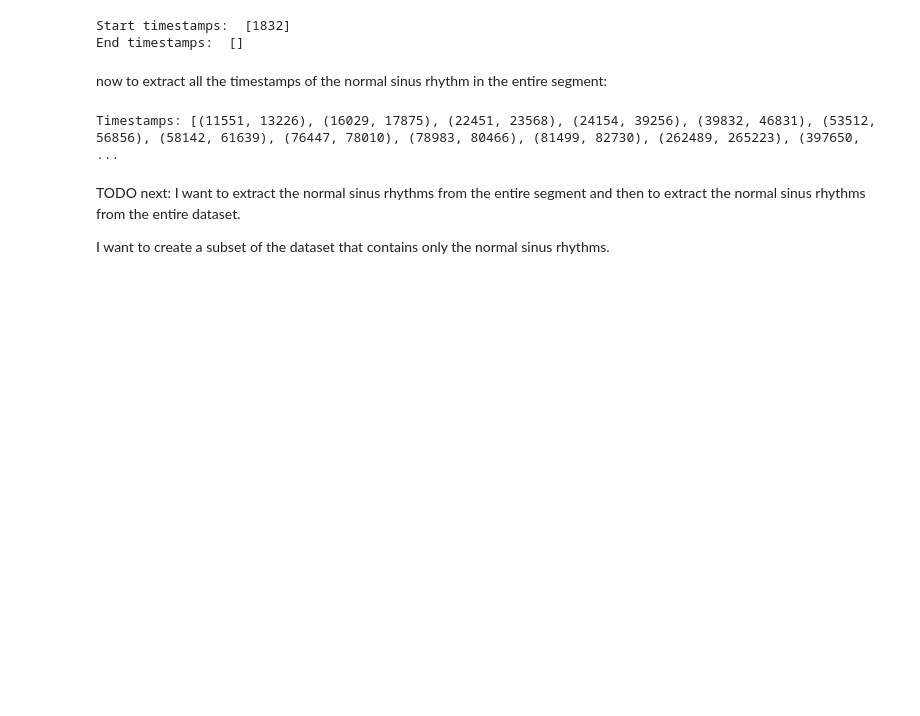
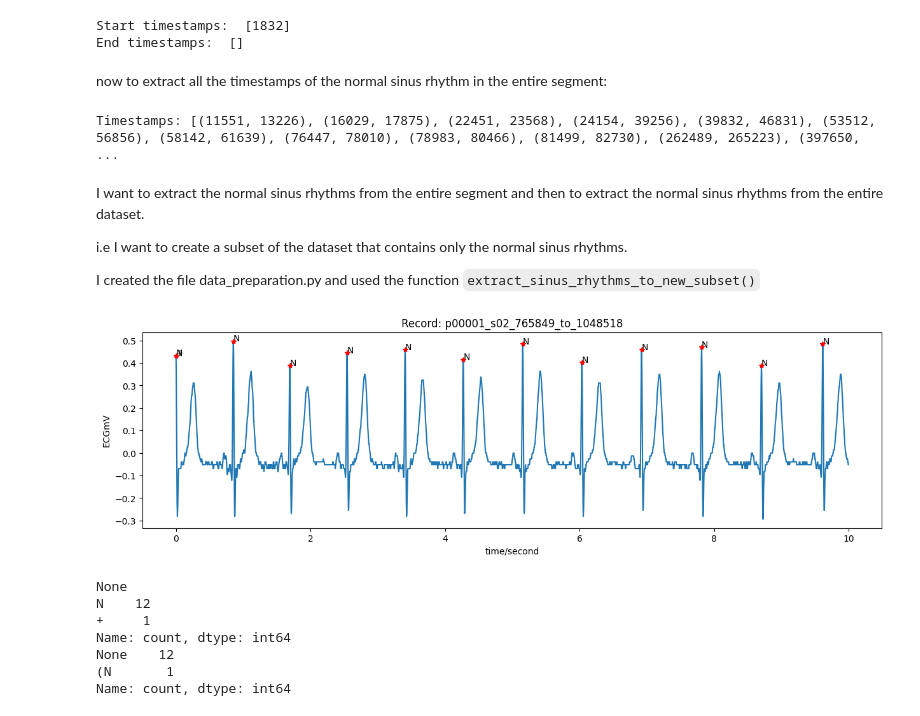
Before and after one commit to liranc6/ecg_forecasting, a Jupyter notebook: liran_project/notebooks/explore_ICENTIA11K_dataset.ipynb, the cells around one changed output. Saved outputs shown, nothing was run; the diff lists cells and outputs as text; code cells hidden in the pictures; blank space fills up the shorter version.

Commit message:
finish create NSR subset. starting to understad what I want to forecast - its format and structure

```diff
--- a/liran_project/notebooks/explore_ICENTIA11K_dataset.ipynb
+++ b/liran_project/notebooks/explore_ICENTIA11K_dataset.ipynb
@@ -147,7 +149,36 @@ print("Timestamps:", timestamps)
 # %% [output]
 Timestamps: [(11551, 13226), (16029, 17875), (22451, 23568), (24154, 39256), (39832, 46831), (53512, 56856), (58142, 61639), (76447, 78010), (78983, 80466), (81499, 82730), (262489, 265223), (397650,  ...
 # %% [markdown]
-TODO next:
+
 I want to extract the normal sinus rhythms from the entire segment and then to extract the normal sinus rhythms from the entire dataset.
 
-I want to create a subset of the dataset that contains only the normal sinus rhythms.
+i.e I want to create a subset of the dataset that contains only the normal sinus rhythms.
+
+I created the file data_preparation.py and used the function `extract_sinus_rhythms_to_new_subset()`
+# %%
+new_data_path = '/home/liranc6/ecg/ecg_forecasting/data/icentia11k-continuous-ecg_normal_sinus_subset'
+
+#p00001_s02_765849_to_1048518.atr
+patient_id=1
+segment_id=2
+begins_at = 765849
+ends_at = 1048518
+start=0
+length= 10*250 # seconds * samples
+
+filename = os.path.join(new_data_path, f'p{patient_id:05d}'[:3],f'p{patient_id:05d}',
+                        f'p{patient_id:05d}_s{segment_id:02d}_{begins_at}_to_{1048518}')
+rec = wfdb.rdrecord(filename, sampfrom=start, sampto=start+length)
+ann = wfdb.rdann(filename, "atr", sampfrom=start, sampto=start+length, shift_samps=True)
+print(wfdb.plot_wfdb(rec, ann, plot_sym=True, figsize=(15,4)))
+print(pd.Series(ann.symbol).value_counts())
+print(pd.Series(ann.aux_note).value_counts())
+# %% [output]
+[figure, added]
+None
+N    12
++     1
+Name: count, dtype: int64
+None    12
+(N       1
+Name: count, dtype: int64
```
Also changed, not shown: parts of 9 cells of this notebook.
